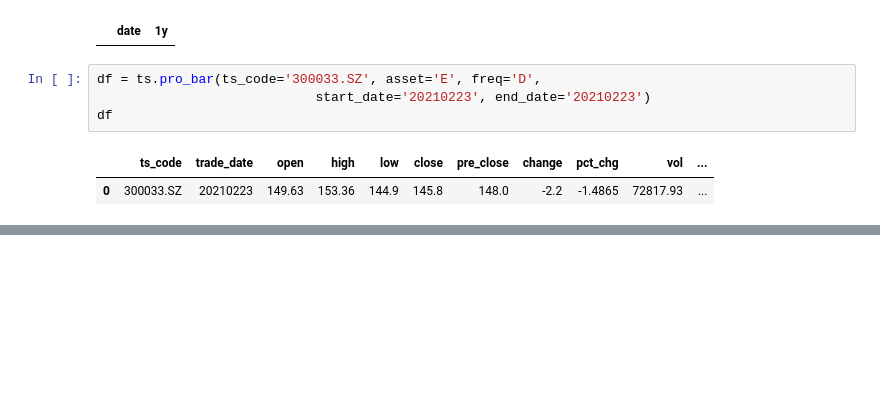
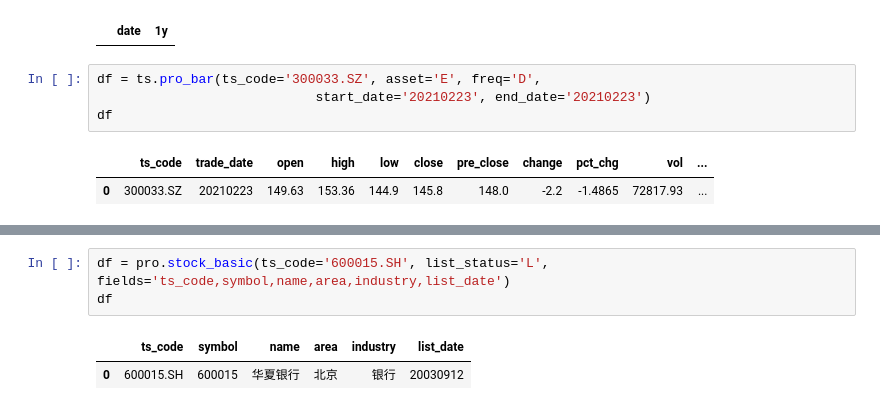
Before and after one commit to bizeasy17/investtrack, a Jupyter notebook: jupyternb/Machine Learning Foundations.ipynb, the cells around one changed output, grey strips where cells are left out. Cells and saved outputs as stored; diff of their text form; blank space fills up the shorter version.

```diff
--- a/jupyternb/Machine Learning Foundations.ipynb
+++ b/jupyternb/Machine Learning Foundations.ipynb
@@ -420,0 +436,6 @@ df
+# %%
+df = pro.stock_basic(ts_code='600015.SH', list_status='L', fields='ts_code,symbol,name,area,industry,list_date')
+df
+# %% [output]
+|  | ts_code | symbol | name | area | industry | list_date |
+| 0 | 600015.SH | 600015 | 华夏银行 | 北京 | 银行 | 20030912 |
```
Also changed, not shown: parts of 2 cells of this notebook, 13 other files.
